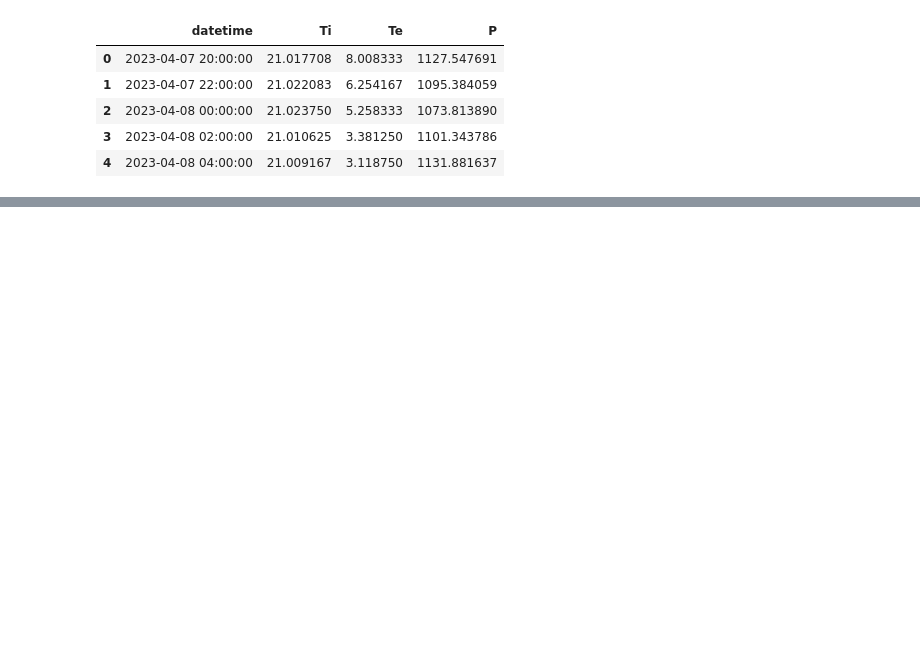
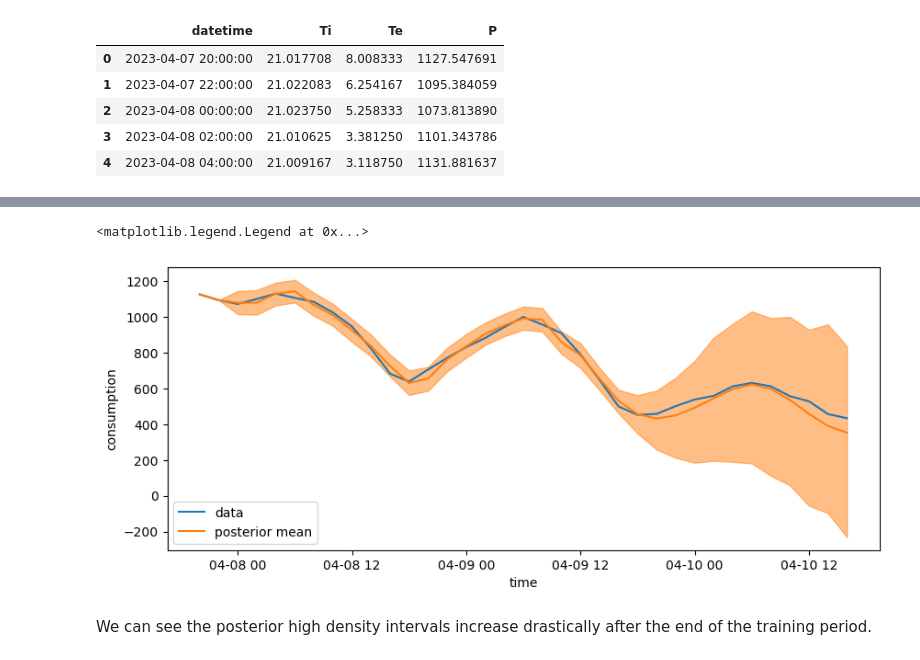
Before and after one commit to srouchier/buildingenergygeeks, a Jupyter notebook: _sources/armax.ipynb, the cells around one changed output, grey strips where cells are left out. Cells and saved outputs as stored; diff of their text form; code cells hidden in the pictures; blank space fills up the shorter version.

```diff
--- a/_sources/armax.ipynb
+++ b/_sources/armax.ipynb
@@ -40,0 +69,4 @@ We wish to predict the heating power $P$ from its own previous values and other
+# %%
+linreg = CmdStanModel(stan_file='models/linearregression.stan')
+arx = CmdStanModel(stan_file='models/arx.stan')
+armax = CmdStanModel(stan_file='models/armax.stan')
@@ -40,0 +185,29 @@ We wish to predict the heating power $P$ from its own previous values and other
+# %%
+idata_linreg = az.from_cmdstanpy(
+    posterior = fit_linreg,
+    posterior_predictive="y_hat",
+    log_likelihood="log_lik",
+)
+idata_arx1 = az.from_cmdstanpy(
+    posterior = fit_arx1,
+    posterior_predictive="y_hat",
+    log_likelihood="log_lik",
+)
+idata_arx2 = az.from_cmdstanpy(
+    posterior = fit_arx2,
+    posterior_predictive="y_hat",
+    log_likelihood="log_lik",
+)
+idata_arx3 = az.from_cmdstanpy(
+    posterior = fit_arx3,
+    posterior_predictive="y_hat",
+    log_likelihood="log_lik",
+)
+idata_armax = az.from_cmdstanpy(
+    posterior = fit_armax,
+    posterior_predictive="y_hat",
+    log_likelihood="log_lik",
+)
+
+df_comp_loo = az.compare({"linreg": idata_linreg, "arx1": idata_arx1, "arx2": idata_arx2, "arx3": idata_arx3, "arxmax": idata_armax}, ic="loo")
+df_comp_loo
@@ -40,0 +236,15 @@ We wish to predict the heating power $P$ from its own previous values and other
+# %%
+y_hat = idata_arx2.posterior_predictive["y_hat"]
+
+fig, axes = plt.subplots(figsize=(10, 4))
+axes.plot(pd.to_datetime(df['datetime']), df['P'], label='data')
+axes.plot(pd.to_datetime(df['datetime']), y_hat.mean(("chain", "draw")), c="C1", label="posterior mean")
+az.plot_hdi(pd.to_datetime(df['datetime']), y_hat, smooth=False)
+axes.set_ylabel("consumption")
+axes.set_xlabel("time")
+axes.legend()
+# %% [output]
+<matplotlib.legend.Legend at 0x...>
+[figure, added]
+# %% [markdown]
+We can see the posterior high density intervals increase drastically after the end of the training period.
```
Also changed, not shown: parts of 16 cells of this notebook, 22 other files.
